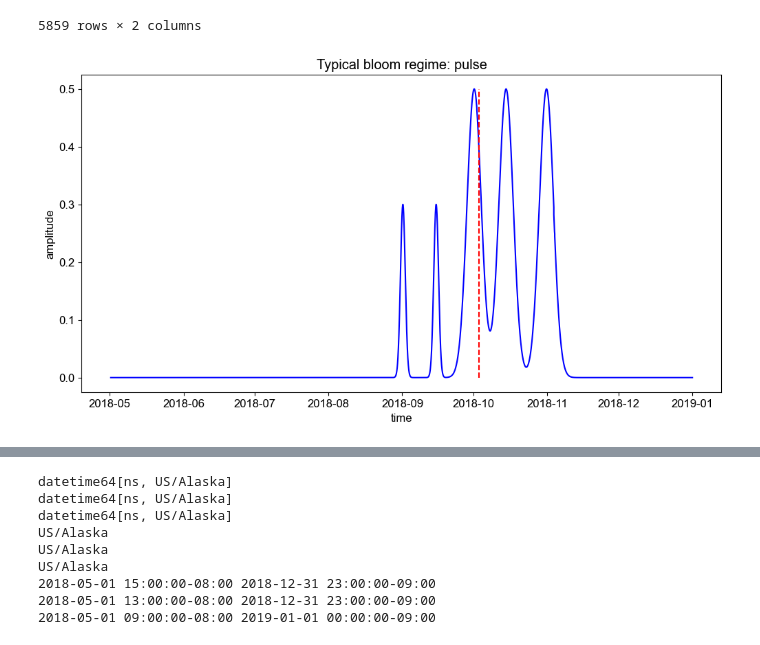
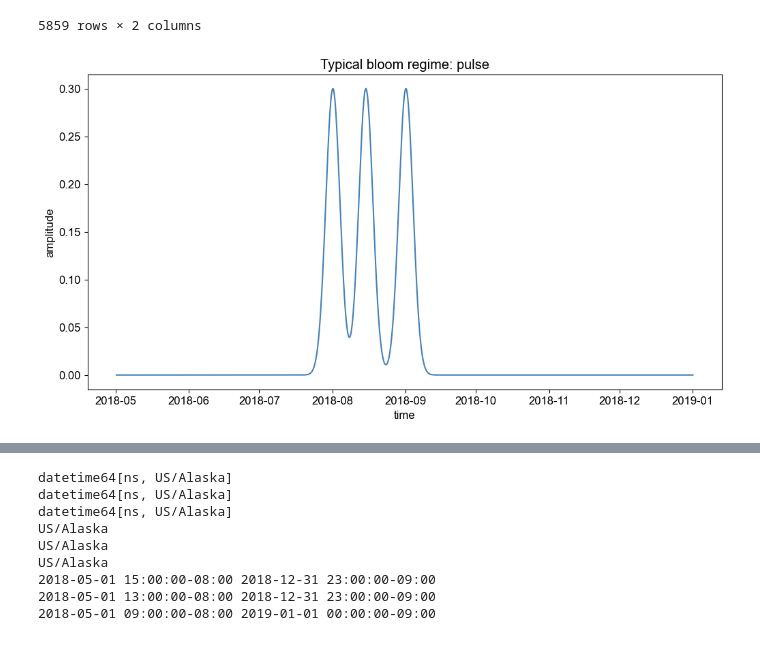
Before and after one commit to ashah1030/senior_thesis, a Jupyter notebook: NP_full_2018_model.ipynb, the cells around one changed output, grey strips where cells are left out. Drawn from its saved outputs; the diff is of its cells as text; code cells hidden in the pictures.

```diff
--- a/NP_full_2018_model.ipynb
+++ b/NP_full_2018_model.ipynb
@@ -121,24 +121,28 @@ light_data_2018
 # %%
 #pulse set up
 def gaussian(t, center, amp, width):
     return amp * np.exp(-(t-center)**2 / (2*width**2))
 
 #select forcing
 
 #forcing 1: 3 small storms
 # gaussian(TS_data_2018.index, 2949, 0.3, 24) + gaussian(TS_data_2018.index, 3669, 0.3, 24) + gaussian(TS_data_2018.index, 4400, 0.3, 24)
 
 #forcing 2: abundant storms:
-# gaussian(TS_data_2018.index, 2949, 0.3, 24) + gaussian(TS_data_2018.index, 3669, 0.3, 24) + gaussian(TS_data_2018.index, 3992, 0.5, 72) + gaussian(TS_data_2018.index, 4400, 0.5, 72) + gaussian(TS_data_2018.index, 4747, 0.5, 72)
-
-Forcing_plotted = gaussian(TS_data_2018.index, 2949, 0.3, 24) + gaussian(TS_data_2018.index, 3285, 0.3, 24) + gaussian(TS_data_2018.index, 3669, 0.5, 72) + gaussian(TS_data_2018.index, 3992, 0.5, 72) + gaussian(TS_data_2018.index, 4400, 0.5, 72)
+# gaussian(TS_data_2018.index, 2949, 0.3, 24) + gaussian(TS_data_2018.index, 3285, 0.3, 24) + gaussian(TS_data_2018.index, 3669, 0.3, 24) + gaussian(TS_data_2018.index, 3992, 0.3, 24) + gaussian(TS_data_2018.index, 4400, 0.5, 72)
+#early fall bloom pulses:
+#hybrid forcing: gaussian(TS_data_2018.index, 2205, 0.3, 24) + gaussian(TS_data_2018.index, 2301, 0.3, 24) + gaussian(TS_data_2018.index, 2421, 0.5, 72)
+#Null hypothesis: gaussian(TS_data_2018.index, 2205, 0.3, 72) + gaussian(TS_data_2018.index, 2541, 0.3, 72) + gaussian(TS_data_2018.index, 2949, 0.3, 72)
+#proximity forcing:  gaussian(TS_data_2018.index, 2205, 0.3, 72) + gaussian(TS_data_2018.index, 2301, 0.3, 72) + gaussian(TS_data_2018.index, 2421, 0.3, 72)
+# stddev forcing: gaussian(TS_data_2018.index, 2205, 0.3, 144) + gaussian(TS_data_2018.index, 2541, 0.3, 144) + gaussian(TS_data_2018.index, 2949, 0.3, 144)
+# amplitude forcing: gaussian(TS_data_2018.index, 2205, 0.6, 72) + gaussian(TS_data_2018.index, 2541, 0.6, 72) + gaussian(TS_data_2018.index, 2949, 0.6, 72)
+Forcing_plotted = gaussian(TS_data_2018.index, 2205, 0.3, 72) + gaussian(TS_data_2018.index, 2541, 0.3, 72) + gaussian(TS_data_2018.index, 2949, 0.3, 72)
 plt.figure(figsize=(12,6))
-plt.plot(TS_data_2018.time, Forcing_plotted, color='blue')
-plt.vlines(x=timestamp[first_occurrence], ymin=0, ymax=0.5, colors='r', linestyles='--')
+plt.plot(TS_data_2018.time, Forcing_plotted, color='steelblue')
 plt.title('Typical bloom regime: pulse')
 plt.ylabel('amplitude')
 plt.xlabel('time')
 plt.savefig('/Users/anjalishah/Desktop/Senior_Thesis/Figures/pulse_structure.jpg', dpi=300, bbox_inches='tight')
 # %% [output]
-[figure, old version]
+[figure, new version]
 # %%
```
Also changed, not shown: parts of 24 cells of this notebook.
